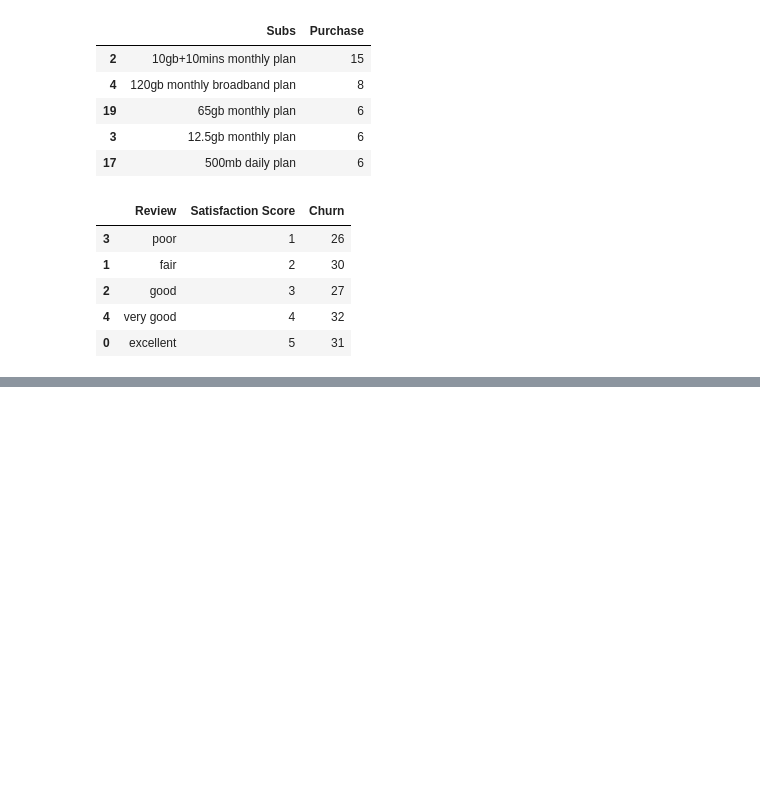
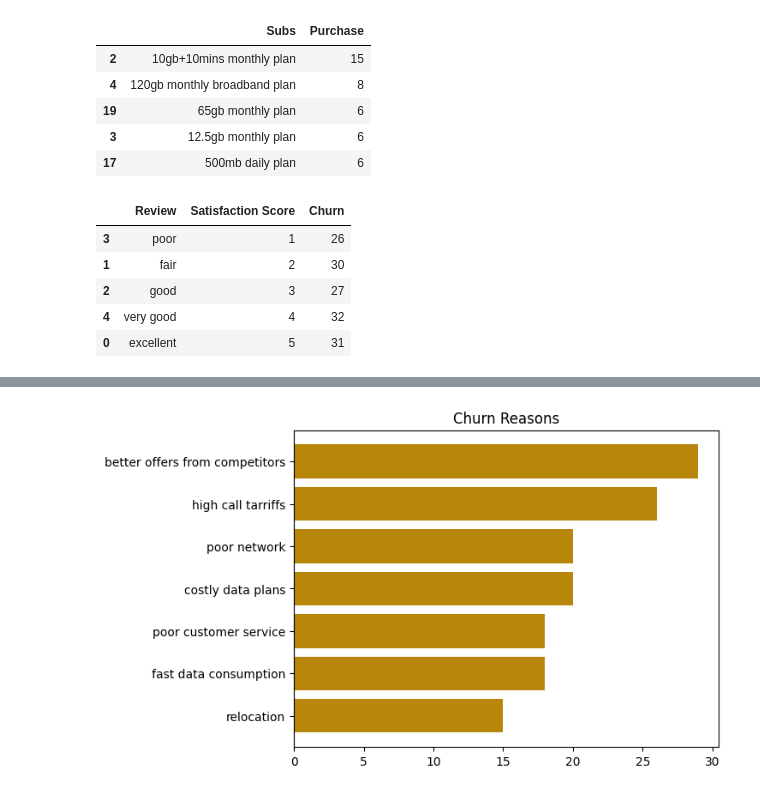
Before and after one commit to iamdrmeka/mtn_churn_new, a Jupyter notebook: mtn_churn.ipynb, the cells around one changed output, grey strips where cells are left out. Drawn from its saved outputs; the diff is of its cells as text; code cells hidden in the pictures; blank space fills up the shorter version.

```diff
--- a/mtn_churn.ipynb
+++ b/mtn_churn.ipynb
@@ -428,0 +443,6 @@ display(churn_reason)
+# %%
+plt.barh(churn_reason['Reason'], churn_reason['Churn'], color='darkgoldenrod')
+plt.title("Churn Reasons")
+plt.show()
+# %% [output]
+[figure, added]
```
Also changed, not shown: parts of 3 cells of this notebook, 8 other files.
